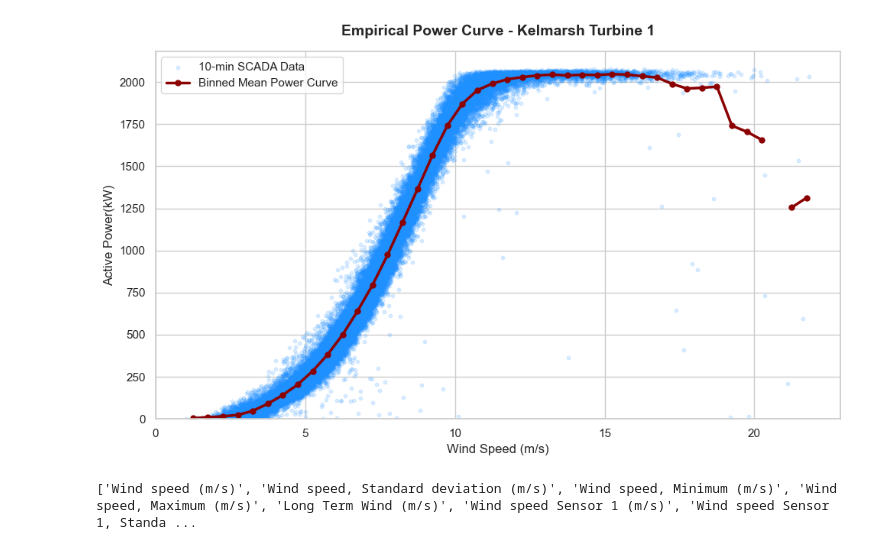
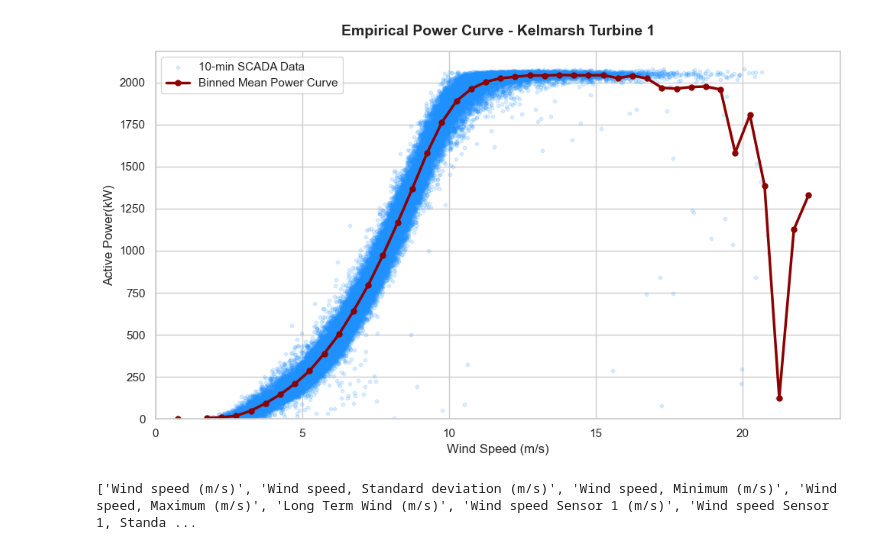
Before and after one commit to farrasmfikry/kelmarsh-scada-analysis, a Jupyter notebook: notebooks/02_power_curve_analysis.ipynb, the cells around one changed output. Saved outputs shown, nothing was run; the diff lists cells and outputs as text; code cells hidden in the pictures.

```diff
--- a/notebooks/02_power_curve_analysis.ipynb
+++ b/notebooks/02_power_curve_analysis.ipynb
@@ -4,33 +4,33 @@ from pathlib import Path
 import matplotlib.pyplot as plt
 
 #Add root directory
 sys.path.append(str(Path.cwd().parent))
 
 from src.data_loader import load_scada_data, filter_operational_data
 from src.plotting import plot_empirical_power_curve
 
 #1. Load data
-data_file = Path('../data/Turbine_Data_Kelmarsh_1_2020-01-01_-_2021-01-01.csv')
+data_file = Path('../data/Turbine_Data_Kelmarsh_2_2020-01-01_-_2021-01-01.csv')
 
 try:
     df = load_scada_data(data_file)
 
     # 2. Apply basic operational cleaning (removing negative power spikes)
     # Note: Adjust column names if the Kelmarsh CSV uses different headers (e.g., 'WS', 'P')
     df_clean = filter_operational_data(df, power_col='Power (kW)', wind_speed_col='Wind speed (m/s)')
 
     # 3. Generate and display the power curve
     fig, ax = plot_empirical_power_curve(df_clean, wind_speed_col='Wind speed (m/s)', power_col='Power (kW)', turbine_name='Kelmarsh Turbine 1')
 
     # Optional: Save plot for your GitHub README
     # Path("../notebooks/plots").mkdir(parents=True, exist_ok=True)
     # fig.savefig("../notebooks/plots/power_curve.png", dpi=300)
 
     plt.show()
     print(df.columns.tolist())
 
 except Exception as e:
     print(f"Make sure your dataset is placed in the data/ folder. Error details: {e}")
 # %% [output]
-[figure, old version]
+[figure, new version]
 ['Wind speed (m/s)', 'Wind speed, Standard deviation (m/s)', 'Wind speed, Minimum (m/s)', 'Wind speed, Maximum (m/s)', 'Long Term Wind (m/s)', 'Wind speed Sensor 1 (m/s)', 'Wind speed Sensor 1, Standa ...
```
Also changed, not shown: 12 other files.
